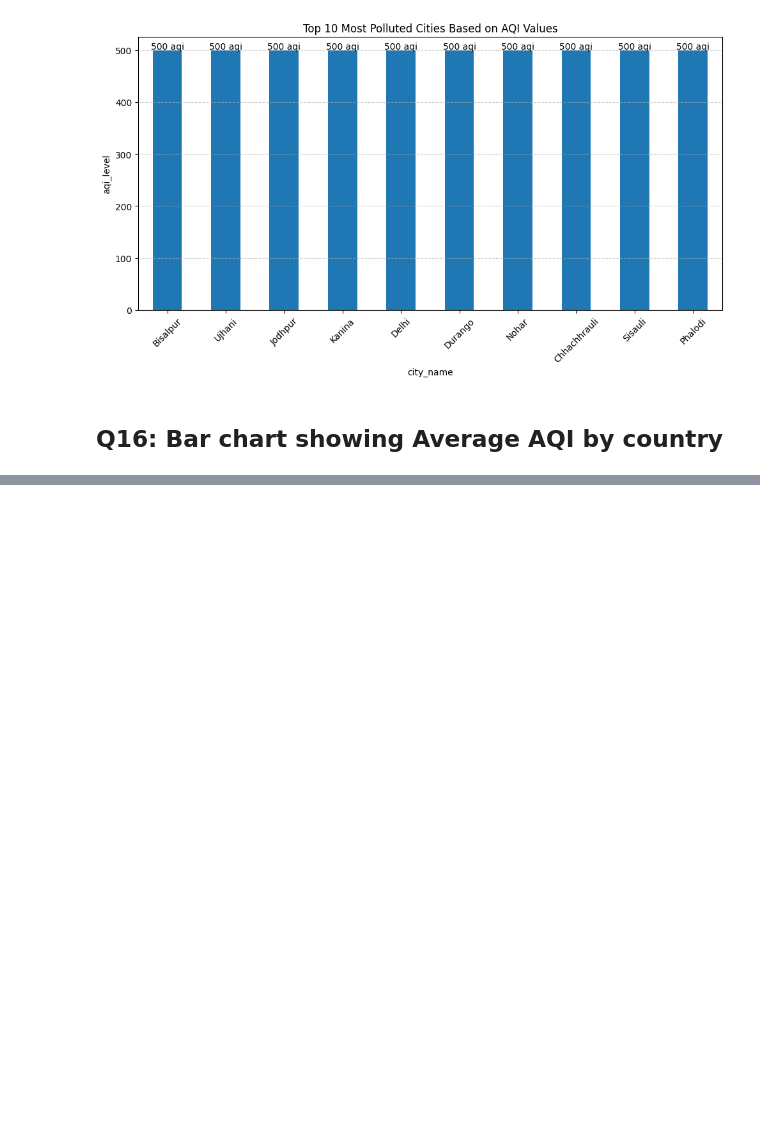
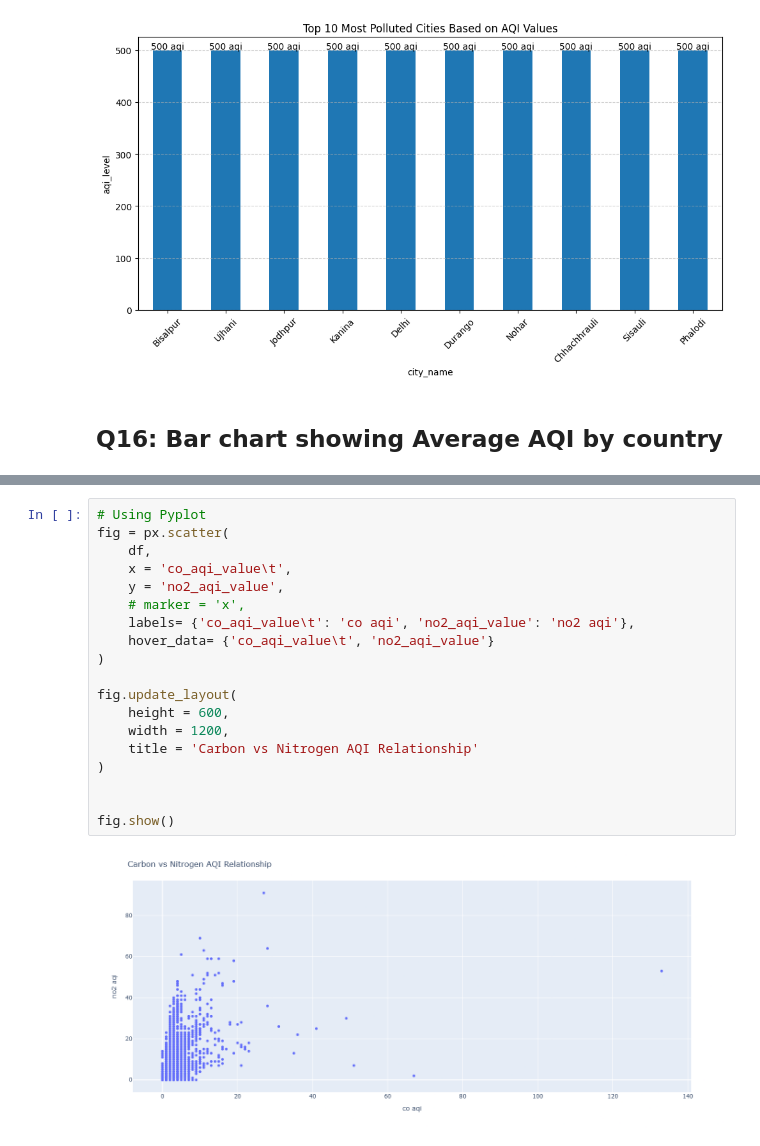
Before and after one commit to Chirunga-Chiro/global_air_pollution_analysis, a Jupyter notebook: air_pollution_analysis.ipynb, the cells around one changed output, grey strips where cells are left out. Drawn from its saved outputs; the diff is of its cells as text; blank space fills up the shorter version.

```diff
--- a/air_pollution_analysis.ipynb
+++ b/air_pollution_analysis.ipynb
@@ -186,0 +229,21 @@ plt.show()
+# %%
+# Using Pyplot
+fig = px.scatter(
+    df,
+    x = 'co_aqi_value\t',
+    y = 'no2_aqi_value',
+    # marker = 'x',
+    labels= {'co_aqi_value\t': 'co aqi', 'no2_aqi_value': 'no2 aqi'},
+    hover_data= {'co_aqi_value\t', 'no2_aqi_value'}
+)
+
+fig.update_layout(
+    height = 600,
+    width = 1200,
+    title = 'Carbon vs Nitrogen AQI Relationship'
+)
+
+
+fig.show()
+# %% [output]
+[figure, added]
```
Also changed, not shown: parts of 23 cells of this notebook, 7 other files.
